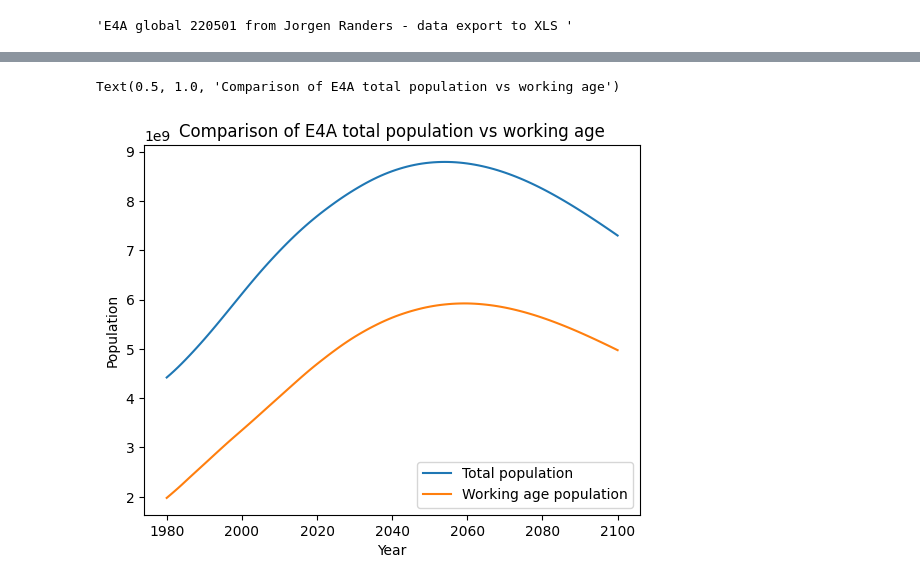
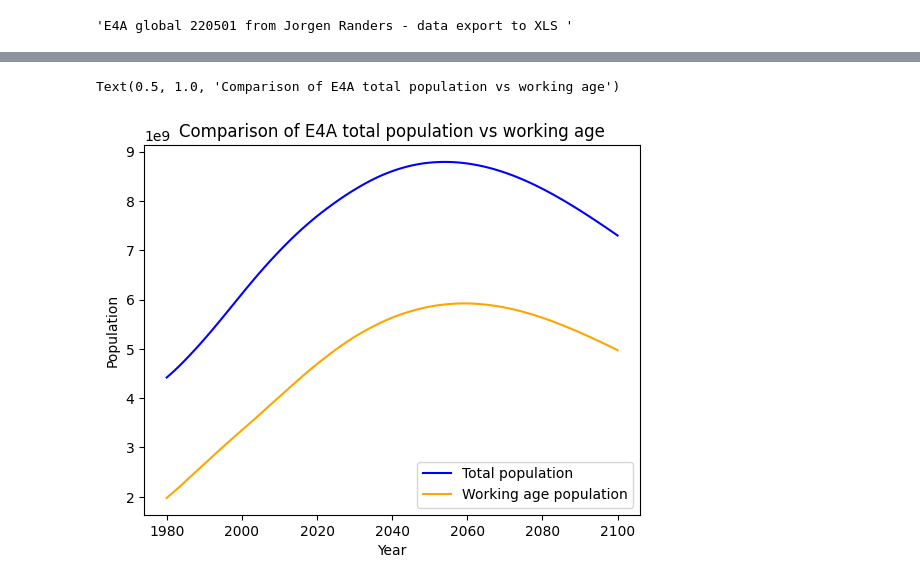
Before and after one commit to Niallfealty/n8b_un_foundation, a Jupyter notebook: model_analysis/exploratory/notebooks/initial_results/E4A_initial.ipynb, the cells around one changed output, grey strips where cells are left out. Drawn from its saved outputs; the diff is of its cells as text; code cells hidden in the pictures.

```diff
--- a/model_analysis/exploratory/notebooks/initial_results/E4A_initial.ipynb
+++ b/model_analysis/exploratory/notebooks/initial_results/E4A_initial.ipynb
@@ -78,14 +80,14 @@ plt.show()
 # %%
 fig, ax = plt.subplots()
-line1, = ax.plot(pop_df.Year, pop_df.Population)
+line1, = ax.plot(pop_df.Year, pop_df.Population, "b")
 line1.set_label("Total population")
-line2, = ax.plot(pop_df.Year, wa_df.WorkingAgePopulation)
+line2, = ax.plot(pop_df.Year, wa_df.WorkingAgePopulation, "orange")
 line2.set_label("Working age population")
 plt.xlabel("Year")
 plt.ylabel("Population")
 ax.legend()
 plt.title("Comparison of E4A total population vs working age")
 # %% [output]
 Text(0.5, 1.0, 'Comparison of E4A total population vs working age')
-[figure, old version]
+[figure, new version]
 # %%
```
Also changed, not shown: parts of 5 cells of this notebook.
